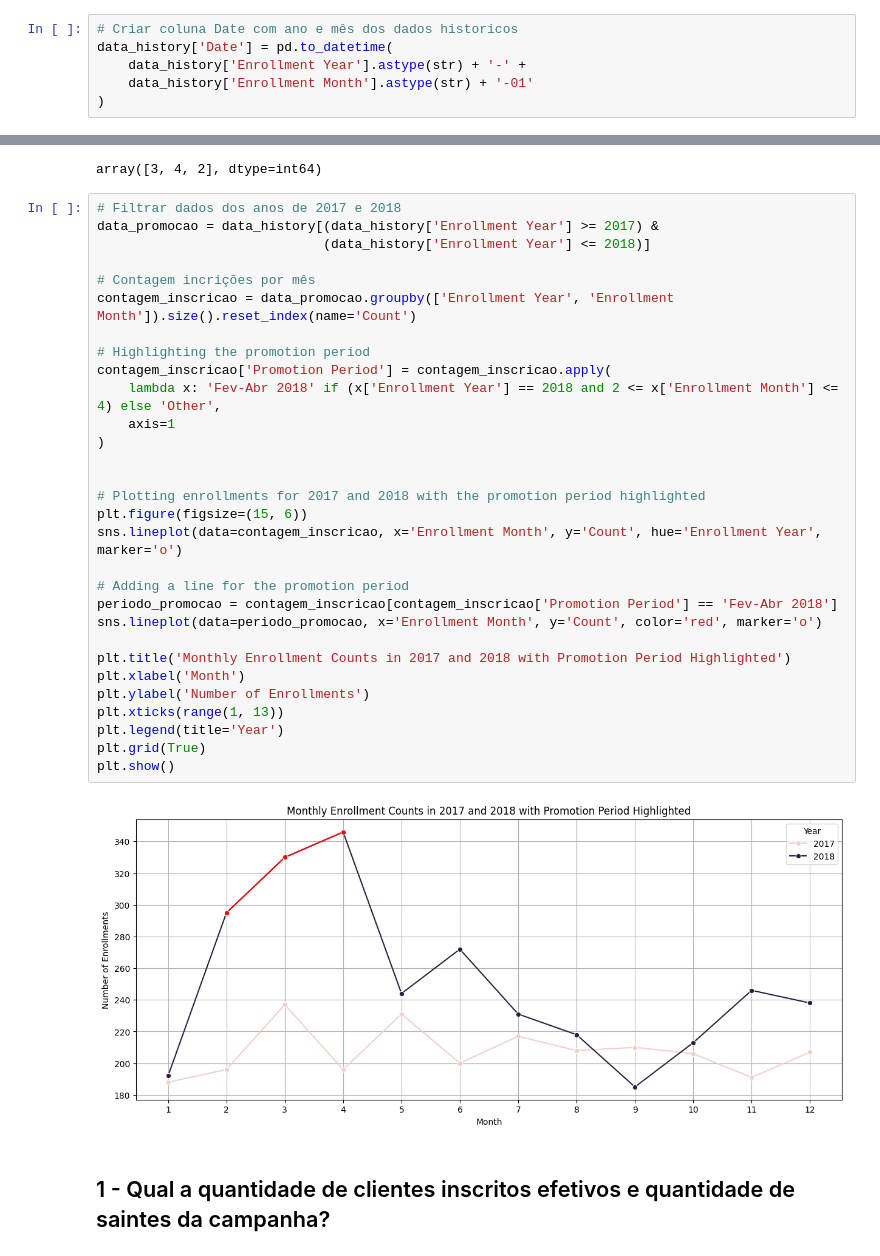
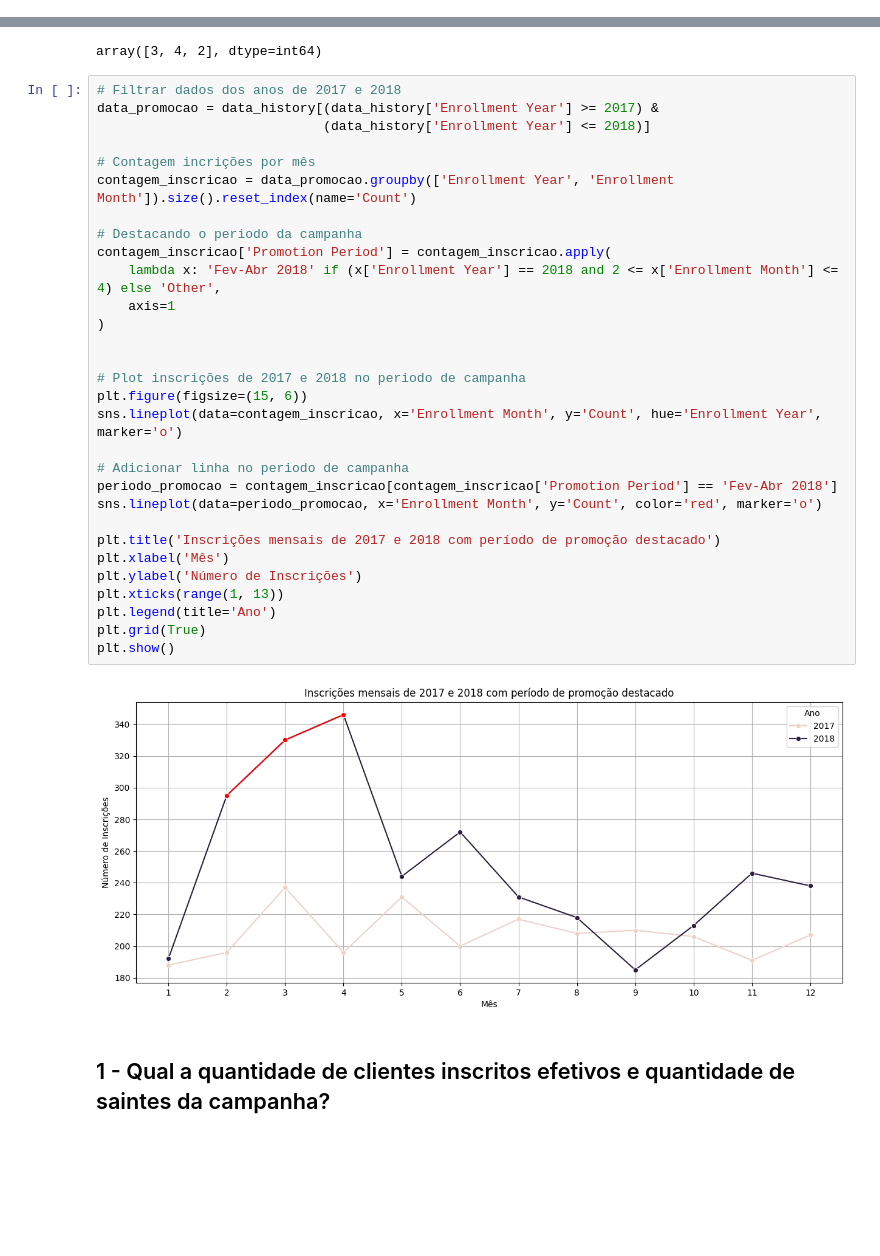
Before and after one commit to djalmarodriguess/Analise_Campanha_de_Marketing, a Jupyter notebook: main.ipynb, the cells around one changed output, grey strips where cells are left out. Drawn from its saved outputs; the diff is of its cells as text; blank space fills up the shorter version.

Commit message:
Impacto campanha de Mkt

```diff
--- a/main.ipynb
+++ b/main.ipynb
@@ -84,10 +81,4 @@ Enrollment Month          0
 Cancellation Year     14670
 Cancellation Month    14670
 dtype: int64
-# %%
-# Criar coluna Date com ano e mês dos dados historicos
-data_history['Date'] = pd.to_datetime(
-    data_history['Enrollment Year'].astype(str) + '-' +
-    data_history['Enrollment Month'].astype(str) + '-01'
-)
 # %% [markdown]
@@ -101,35 +92,35 @@ array([3, 4, 2], dtype=int64)
 # %%
 # Filtrar dados dos anos de 2017 e 2018
 data_promocao = data_history[(data_history['Enrollment Year'] >= 2017) &
                              (data_history['Enrollment Year'] <= 2018)]
 
 # Contagem incrições por mês
 contagem_inscricao = data_promocao.groupby(['Enrollment Year', 'Enrollment Month']).size().reset_index(name='Count')
 
-# Highlighting the promotion period
+# Destacando o periodo da campanha
 contagem_inscricao['Promotion Period'] = contagem_inscricao.apply(
     lambda x: 'Fev-Abr 2018' if (x['Enrollment Year'] == 2018 and 2 <= x['Enrollment Month'] <= 4) else 'Other',
     axis=1
 )
 
 
-# Plotting enrollments for 2017 and 2018 with the promotion period highlighted
+# Plot inscrições de 2017 e 2018 no periodo de campanha
 plt.figure(figsize=(15, 6))
 sns.lineplot(data=contagem_inscricao, x='Enrollment Month', y='Count', hue='Enrollment Year', marker='o')
 
-# Adding a line for the promotion period
+# Adicionar linha no periodo de campanha
 periodo_promocao = contagem_inscricao[contagem_inscricao['Promotion Period'] == 'Fev-Abr 2018']
 sns.lineplot(data=periodo_promocao, x='Enrollment Month', y='Count', color='red', marker='o')
 
-plt.title('Monthly Enrollment Counts in 2017 and 2018 with Promotion Period Highlighted')
-plt.xlabel('Month')
-plt.ylabel('Number of Enrollments')
+plt.title('Inscrições mensais de 2017 e 2018 com período de promoção destacado')
+plt.xlabel('Mês')
+plt.ylabel('Número de Inscrições')
 plt.xticks(range(1, 13))
-plt.legend(title='Year')
+plt.legend(title='Ano')
 plt.grid(True)
 plt.show()
 # %% [output]
-[figure, old version]
+[figure, new version]
 # %% [markdown]
 ## 1 - Qual a quantidade de clientes inscritos efetivos e quantidade de saintes da campanha?
 # %%
```
Also changed, not shown: parts of 33 cells of this notebook.
